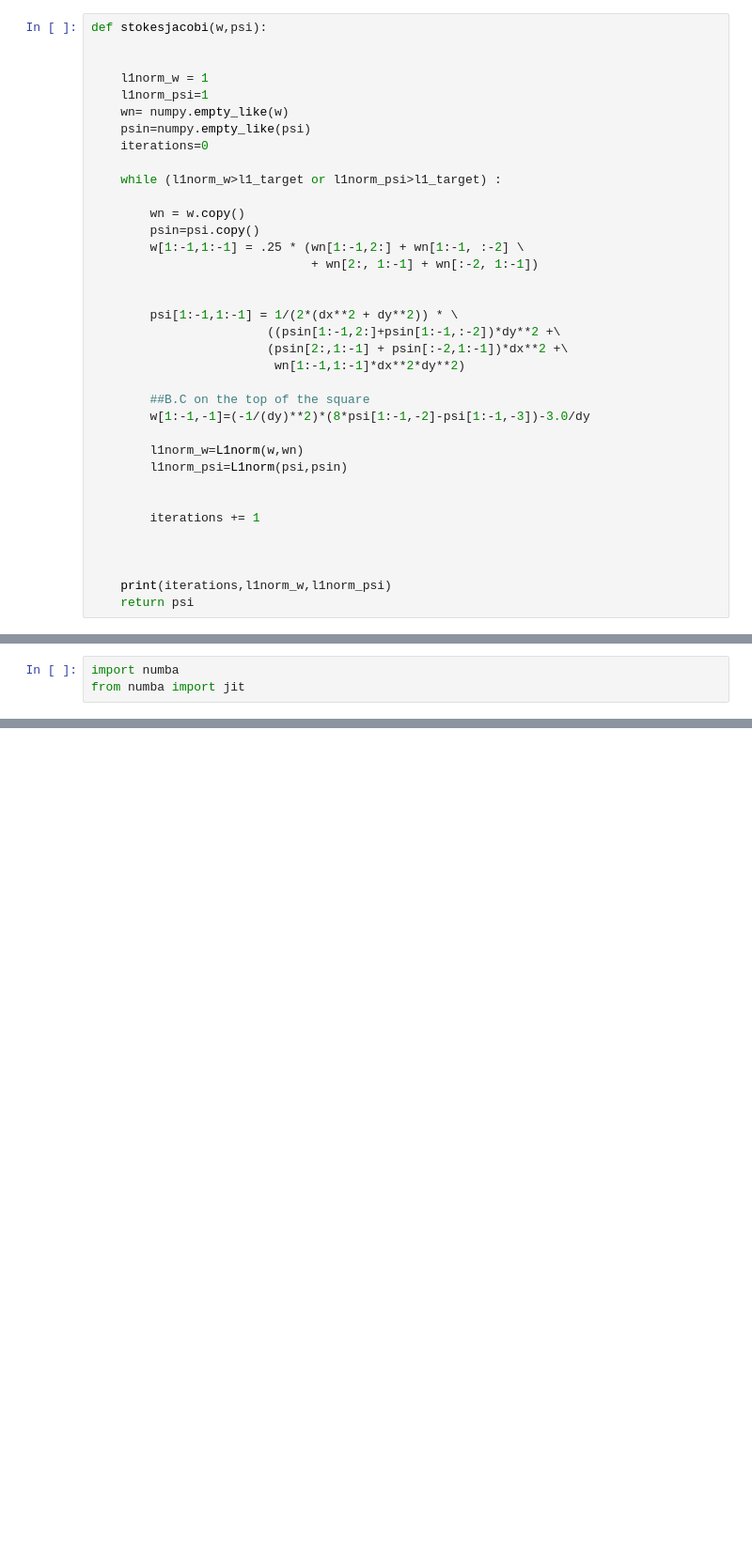
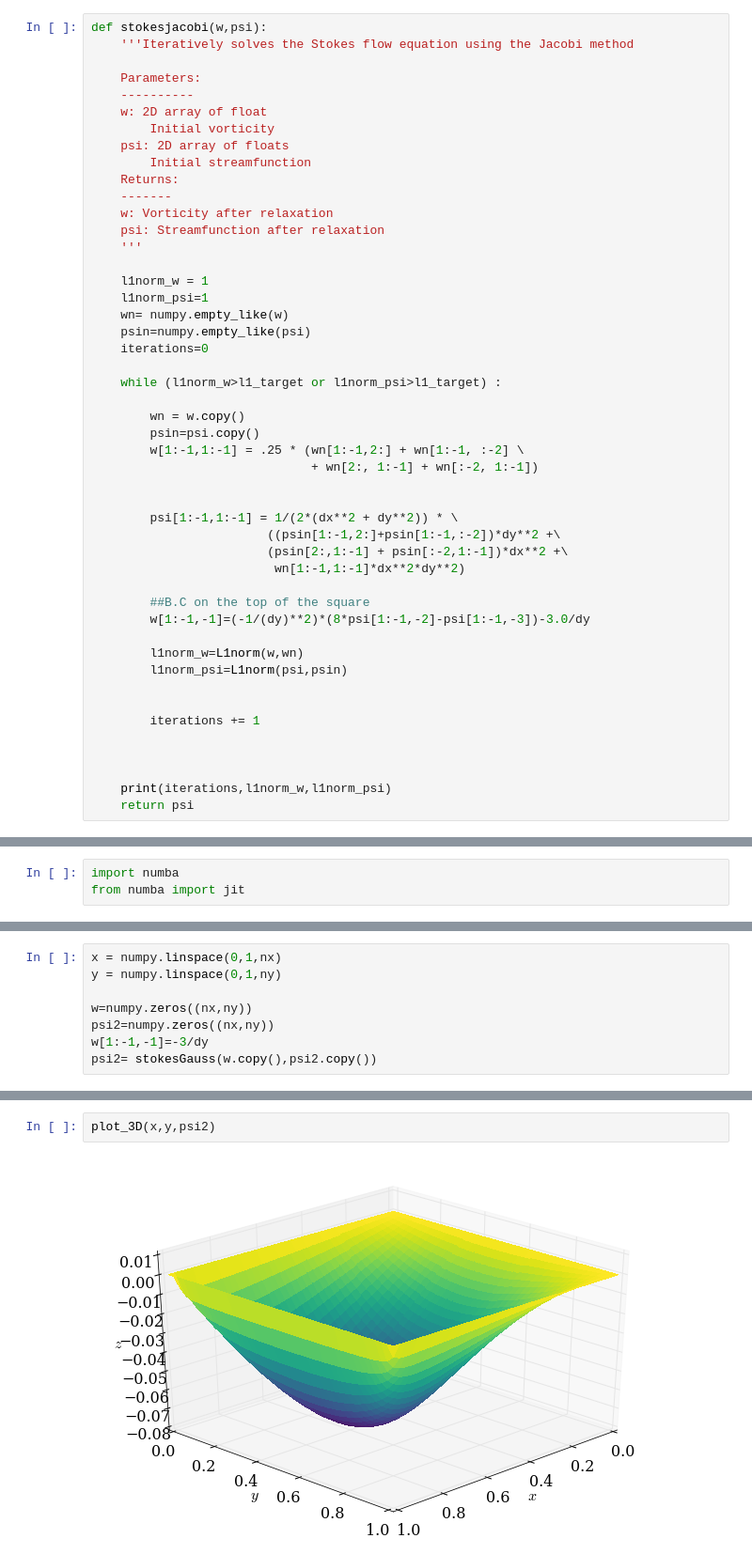
Before and after one commit to be-rays/Module5-StokesFlow, a Jupyter notebook: StokesFlow.ipynb, the cells around one changed output, grey strips where cells are left out. Shown at 94% size. Cells and saved outputs as stored; diff of their text form; blank space fills up the shorter version.

```diff
--- a/StokesFlow.ipynb
+++ b/StokesFlow.ipynb
@@ -93,7 +93,19 @@ $\frac{\partial \psi}{\partial y}=1$, $\nabla^2 \psi = -\omega$
 => $\omega_{i,j}=\frac{-1}{2\Delta y^{2}}\left(8\psi_{i,j-1}-\psi_{i,j-2}\right)-\frac{3}{\Delta y}$
 # %%
 def stokesjacobi(w,psi):
+    '''Iteratively solves the Stokes flow equation using the Jacobi method
 
+    Parameters:
+    ----------
+    w: 2D array of float
+        Initial vorticity
+    psi: 2D array of floats
+        Initial streamfunction
+    Returns:
+    -------
+    w: Vorticity after relaxation
+    psi: Streamfunction after relaxation
+    '''
 
     l1norm_w = 1
     l1norm_psi=1
@@ -162,0 +235,8 @@ from numba import jit
+# %%
+x = numpy.linspace(0,1,nx)
+y = numpy.linspace(0,1,ny)
+
+w=numpy.zeros((nx,ny))
+psi2=numpy.zeros((nx,ny))
+w[1:-1,-1]=-3/dy
+psi2= stokesGauss(w.copy(),psi2.copy())
@@ -163 +245,5 @@ from numba import jit
+# %%
+plot_3D(x,y,psi2)
+# %% [output]
+[figure, added]
 # %%
```
Also changed, not shown: parts of 20 cells of this notebook.
